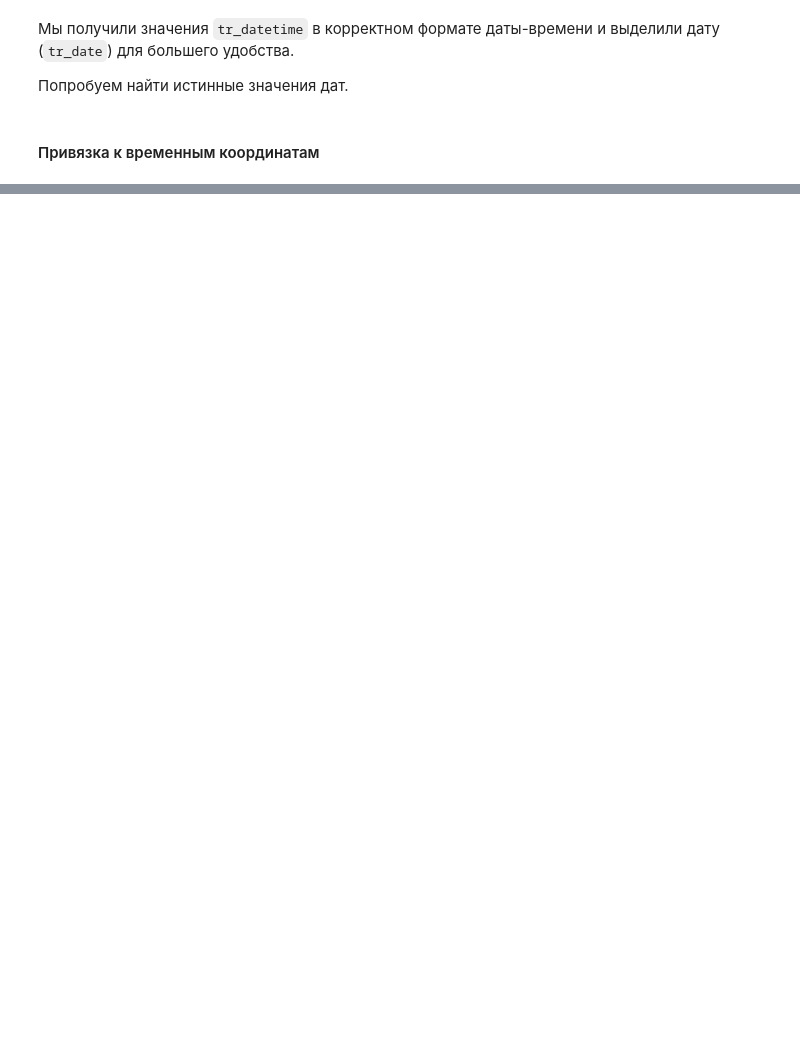
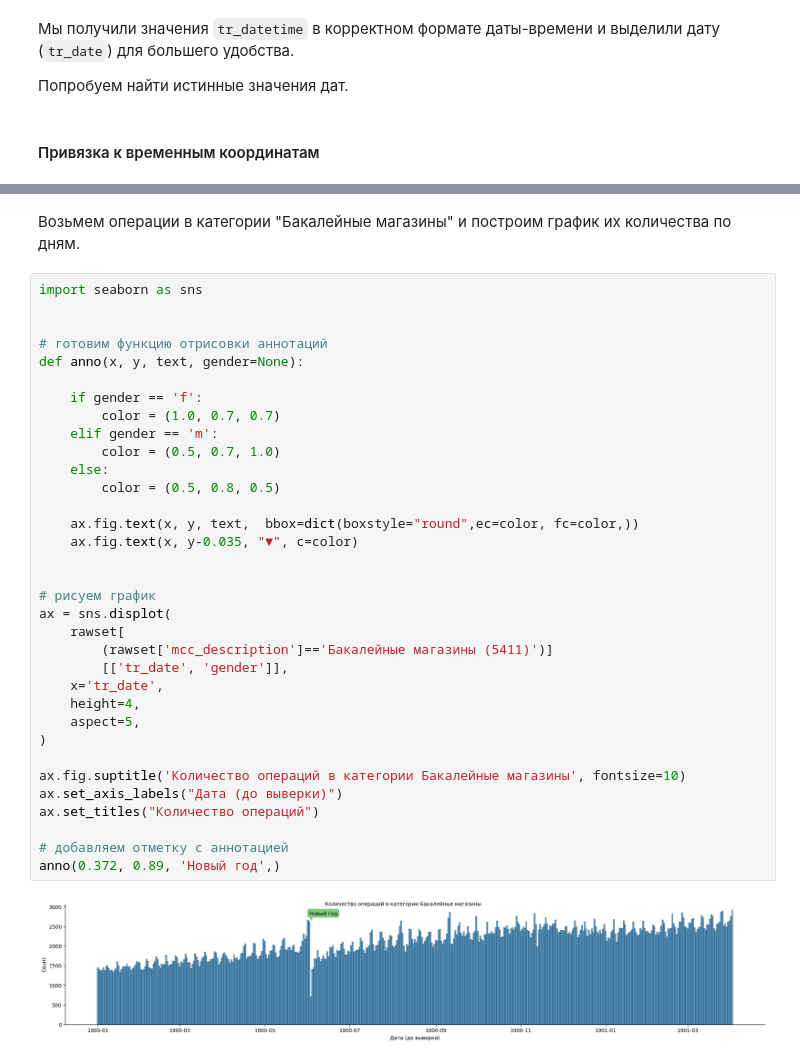
Before and after one commit to GreenArt11/sberkaggle, a Jupyter notebook: 2 transactions set.ipynb, the cells around one changed output, grey strips where cells are left out. Drawn from its saved outputs; the diff is of its cells as text; blank space fills up the shorter version.

```diff
--- a/2 transactions set.ipynb
+++ b/2 transactions set.ipynb
@@ -355,0 +373,38 @@ rawset.sample(5, random_state=11)
+# %% [markdown]
+Возьмем операции в категории "Бакалейные магазины" и построим график их количества по дням.
+# %%
+import seaborn as sns
+
+
+# готовим функцию отрисовки аннотаций
+def anno(x, y, text, gender=None):
+
+    if gender == 'f':
+        color = (1.0, 0.7, 0.7)
+    elif gender == 'm':
+        color = (0.5, 0.7, 1.0)
+    else:
+        color = (0.5, 0.8, 0.5)
+
+    ax.fig.text(x, y, text,  bbox=dict(boxstyle="round",ec=color, fc=color,))
+    ax.fig.text(x, y-0.035, "▼", c=color)
+
+
+# рисуем график
+ax = sns.displot(
+    rawset[
+        (rawset['mcc_description']=='Бакалейные магазины (5411)')]
+        [['tr_date', 'gender']],
+    x='tr_date',
+    height=4,
+    aspect=5,
+)
+
+ax.fig.suptitle('Количество операций в категории Бакалейные магазины', fontsize=10)
+ax.set_axis_labels("Дата (до выверки)")
+ax.set_titles("Количество операций")
+
+# добавляем отметку с аннотацией
+anno(0.372, 0.89, 'Новый год',)
+# %% [output]
+[figure, added]
```
Also changed, not shown: parts of 21 cells of this notebook.
